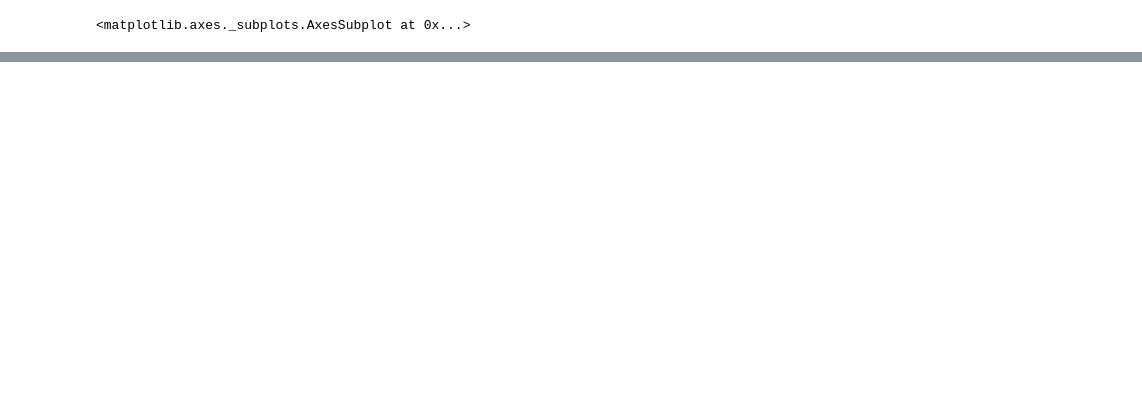
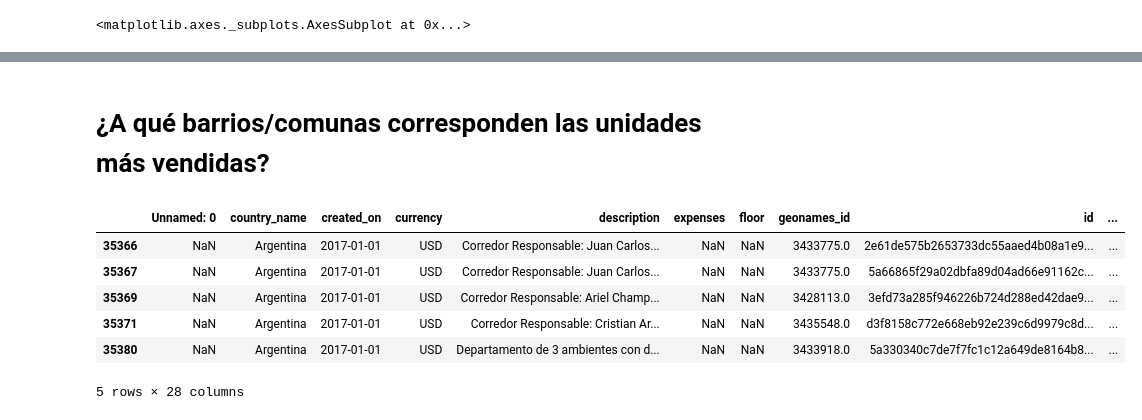
Before and after one commit to BrigliaAn/OrganizacionDeDatos, a Jupyter notebook: Tp1-Analisis-Exploratorio.ipynb, the cells around one changed output, grey strips where cells are left out. Cells and saved outputs as stored; diff of their text form; code cells hidden in the pictures; blank space fills up the shorter version.

Commit message:
Agrego analisis sobre ventas por comunas

```diff
--- a/Tp1-Analisis-Exploratorio.ipynb
+++ b/Tp1-Analisis-Exploratorio.ipynb
@@ -551,0 +611,12 @@ s100.plot(x='surface_covered_in_m2',y='count',kind='scatter')#line
+# %% [markdown]
+# ¿A qué barrios/comunas corresponden las unidades más vendidas?
+# %%
+total.head(5)
+# %% [output]
+|  | Unnamed: 0 | country_name | created_on | currency | description | expenses | floor | geonames_id | id | ... |
+| 35366 | NaN | Argentina | 2017-01-01 | USD | Corredor Responsable: Juan Carlos... | NaN | NaN | 3433775.0 | 2e61de575b2653733dc55aaed4b08a1e9... | ... |
+| 35367 | NaN | Argentina | 2017-01-01 | USD | Corredor Responsable: Juan Carlos... | NaN | NaN | 3433775.0 | 5a66865f29a02dbfa89d04ad66e91162c... | ... |
+| 35369 | NaN | Argentina | 2017-01-01 | USD | Corredor Responsable: Ariel Champ... | NaN | NaN | 3428113.0 | 3efd73a285f946226b724d288ed42dae9... | ... |
+| 35371 | NaN | Argentina | 2017-01-01 | USD | Corredor Responsable: Cristian Ar... | NaN | NaN | 3435548.0 | d3f8158c772e668eb92e239c6d9979c8d... | ... |
+| 35380 | NaN | Argentina | 2017-01-01 | USD | Departamento de 3 ambientes con d... | NaN | NaN | 3433918.0 | 5a330340c7de7f7fc1c12a649de8164b8... | ... |
+5 rows × 28 columns
```
Also changed, not shown: parts of 25 cells of this notebook.
